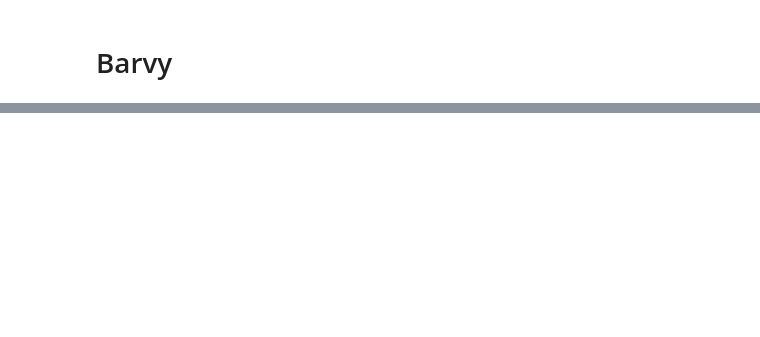
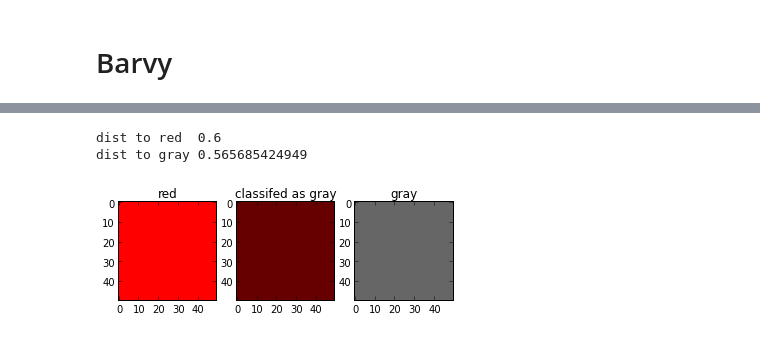
Before and after one commit to mjirik/ZDO, a Jupyter notebook: ZDOcv5.ipynb, the cells around one changed output, grey strips where cells are left out. Saved outputs shown, nothing was run; the diff lists cells and outputs as text; code cells hidden in the pictures; blank space fills up the shorter version.

```diff
--- a/ZDOcv5.ipynb
+++ b/ZDOcv5.ipynb
@@ -141,0 +165,29 @@ imshow(lena_hsv)
+# %%
+
+red = np.array([1.0,0.0,0.0])
+gray = np.array([0.4, 0.4, 0.4])
+unknown = np.array([0.4,0.0,0.0])
+
+redsq =  red * np.ones([50,50,3])
+graysq = gray * np.ones([50,50,3])
+unknownsq = unknown * np.ones([50,50,3])
+
+
+plt.subplot(131)
+plt.title('red')
+plt.imshow(redsq)
+
+plt.subplot(132)
+plt.title('classifed as gray')
+plt.imshow(unknownsq)
+
+plt.subplot(133)
+plt.title('gray')
+plt.imshow(graysq)
+
+print 'dist to red ', np.linalg.norm(unknown - red)
+print 'dist to gray', np.linalg.norm(unknown - gray)
+# %% [output]
+dist to red  0.6
+dist to gray 0.565685424949
+[figure, added]
```
Also changed, not shown: parts of 10 cells of this notebook.
